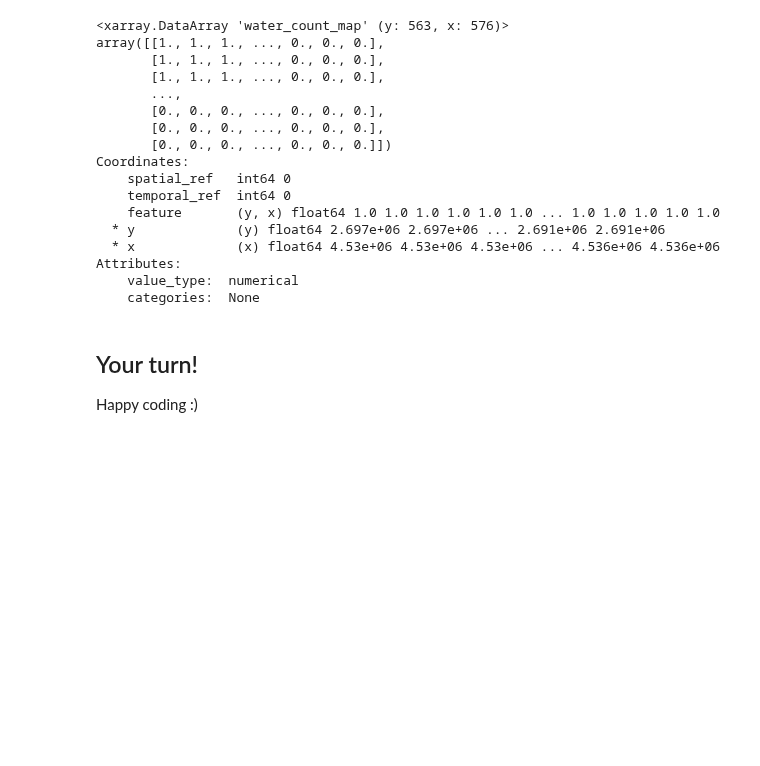
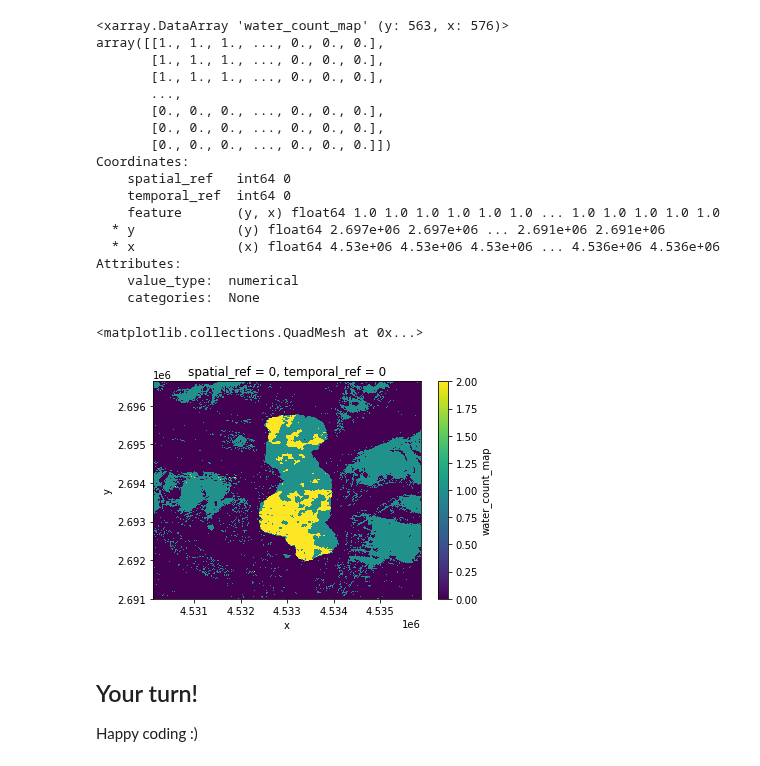
Before and after one commit to ZGIS/semantique, a Jupyter notebook: demo/test.ipynb, the cells around one changed output. Cells and saved outputs as stored; diff of their text form; code cells hidden in the pictures; blank space fills up the shorter version.

Commit message:
docs: Add plot to testing notebook :books:

```diff
--- a/demo/test.ipynb
+++ b/demo/test.ipynb
@@ -67,6 +67,11 @@ Coordinates:
 Attributes:
     value_type:  numerical
     categories:  None
+# %%
+response["water_count_map"].unstack().plot()
+# %% [output]
+<matplotlib.collections.QuadMesh at 0x...>
+[figure, added]
 # %% [markdown]
 ## Your turn!
 
```
